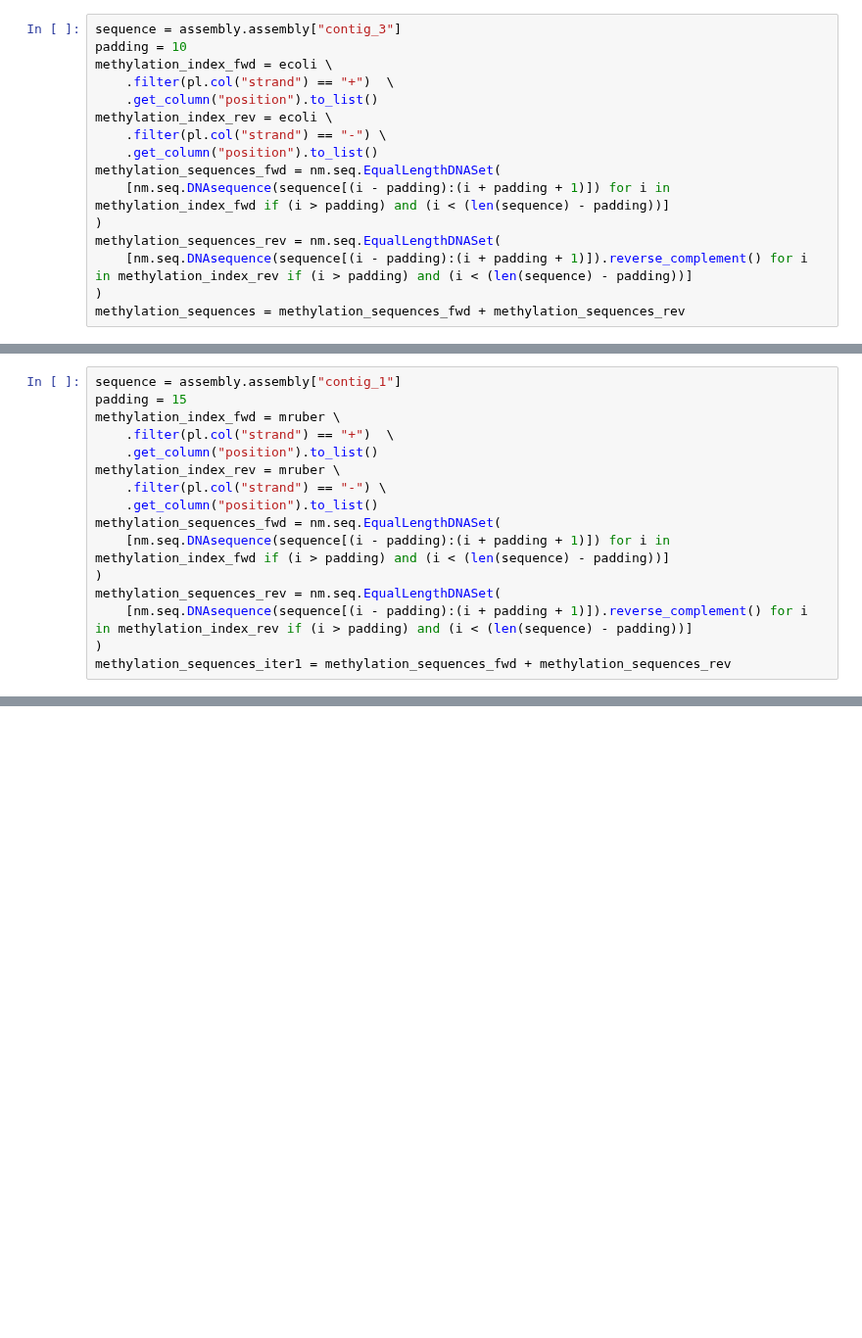
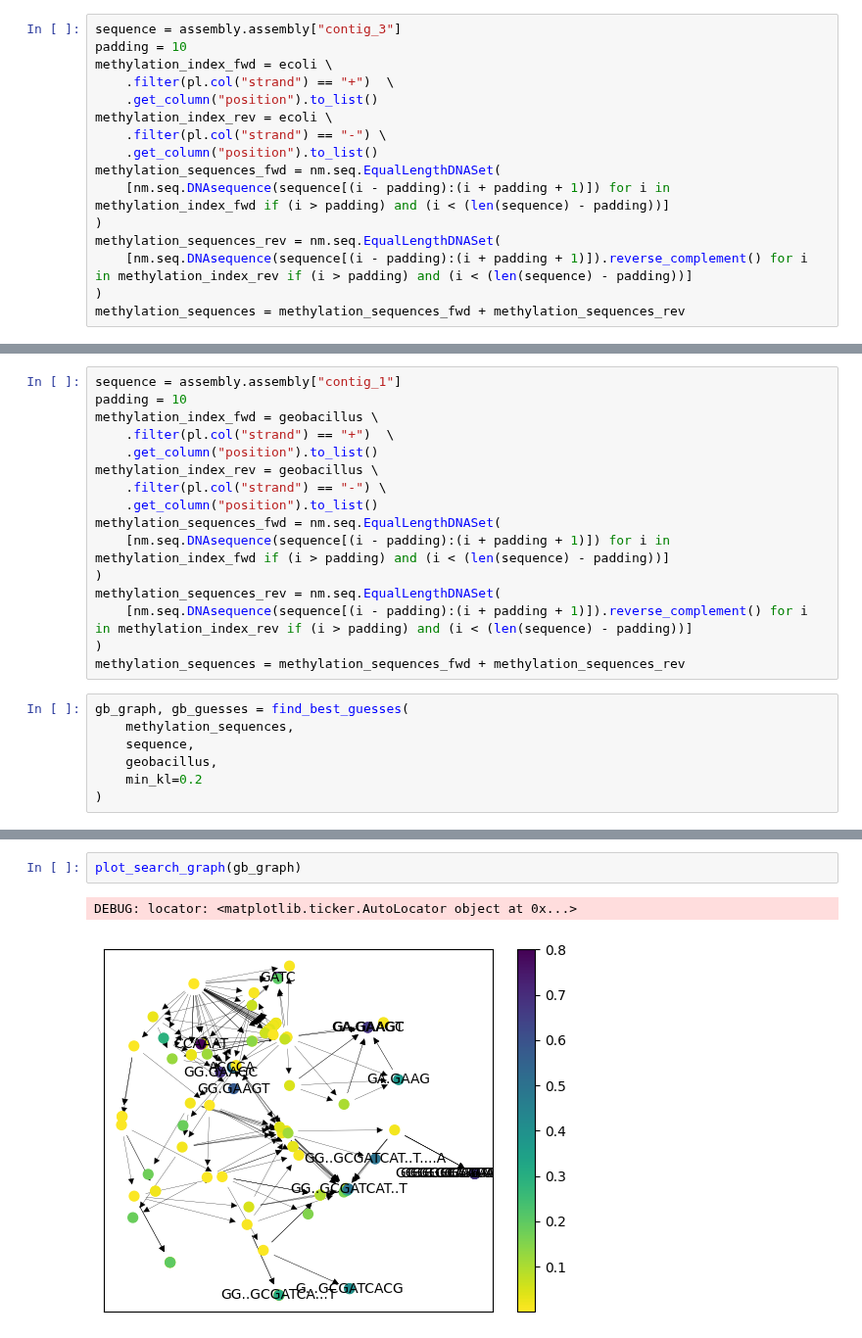
Before and after one commit to MicrobialDarkMatter/nanomotif, a Jupyter notebook: reports/tree-search.ipynb, the cells around one changed output, grey strips where cells are left out. Shown at 98% size. Drawn from its saved outputs; the diff is of its cells as text; blank space fills up the shorter version.

```diff
--- a/reports/tree-search.ipynb
+++ b/reports/tree-search.ipynb
@@ -410,16 +50,0 @@ mruber = nm.load_pileup("../data/mruber/modkit.pileup.bed").pileup \
-# %%
-sequence = assembly.assembly["contig_1"]
-padding = 15
-methylation_index_fwd = mruber \
-    .filter(pl.col("strand") == "+")  \
-    .get_column("position").to_list()
-methylation_index_rev = mruber \
-    .filter(pl.col("strand") == "-") \
-    .get_column("position").to_list()
-methylation_sequences_fwd = nm.seq.EqualLengthDNASet(
-    [nm.seq.DNAsequence(sequence[(i - padding):(i + padding + 1)]) for i in methylation_index_fwd if (i > padding) and (i < (len(sequence) - padding))]
-)
-methylation_sequences_rev = nm.seq.EqualLengthDNASet(
-    [nm.seq.DNAsequence(sequence[(i - padding):(i + padding + 1)]).reverse_complement() for i in methylation_index_rev if (i > padding) and (i < (len(sequence) - padding))]
-)
-methylation_sequences_iter1 = methylation_sequences_fwd + methylation_sequences_rev
@@ -669,0 +129,23 @@ DEBUG: locator: <matplotlib.ticker.AutoLocator object at 0x...>
+# %%
+sequence = assembly.assembly["contig_1"]
+padding = 10
+methylation_index_fwd = geobacillus \
+    .filter(pl.col("strand") == "+")  \
+    .get_column("position").to_list()
+methylation_index_rev = geobacillus \
+    .filter(pl.col("strand") == "-") \
+    .get_column("position").to_list()
+methylation_sequences_fwd = nm.seq.EqualLengthDNASet(
+    [nm.seq.DNAsequence(sequence[(i - padding):(i + padding + 1)]) for i in methylation_index_fwd if (i > padding) and (i < (len(sequence) - padding))]
+)
+methylation_sequences_rev = nm.seq.EqualLengthDNASet(
+    [nm.seq.DNAsequence(sequence[(i - padding):(i + padding + 1)]).reverse_complement() for i in methylation_index_rev if (i > padding) and (i < (len(sequence) - padding))]
+)
+methylation_sequences = methylation_sequences_fwd + methylation_sequences_rev
+# %%
+gb_graph, gb_guesses = find_best_guesses(
+    methylation_sequences,
+    sequence,
+    geobacillus,
+    min_kl=0.2
+)
@@ -669,0 +202,5 @@ DEBUG: locator: <matplotlib.ticker.AutoLocator object at 0x...>
+# %%
+plot_search_graph(gb_graph)
+# %% [output]
+DEBUG: locator: <matplotlib.ticker.AutoLocator object at 0x...>
+[figure, added]
```
Also changed, not shown: parts of 62 cells of this notebook, 4 other files.
